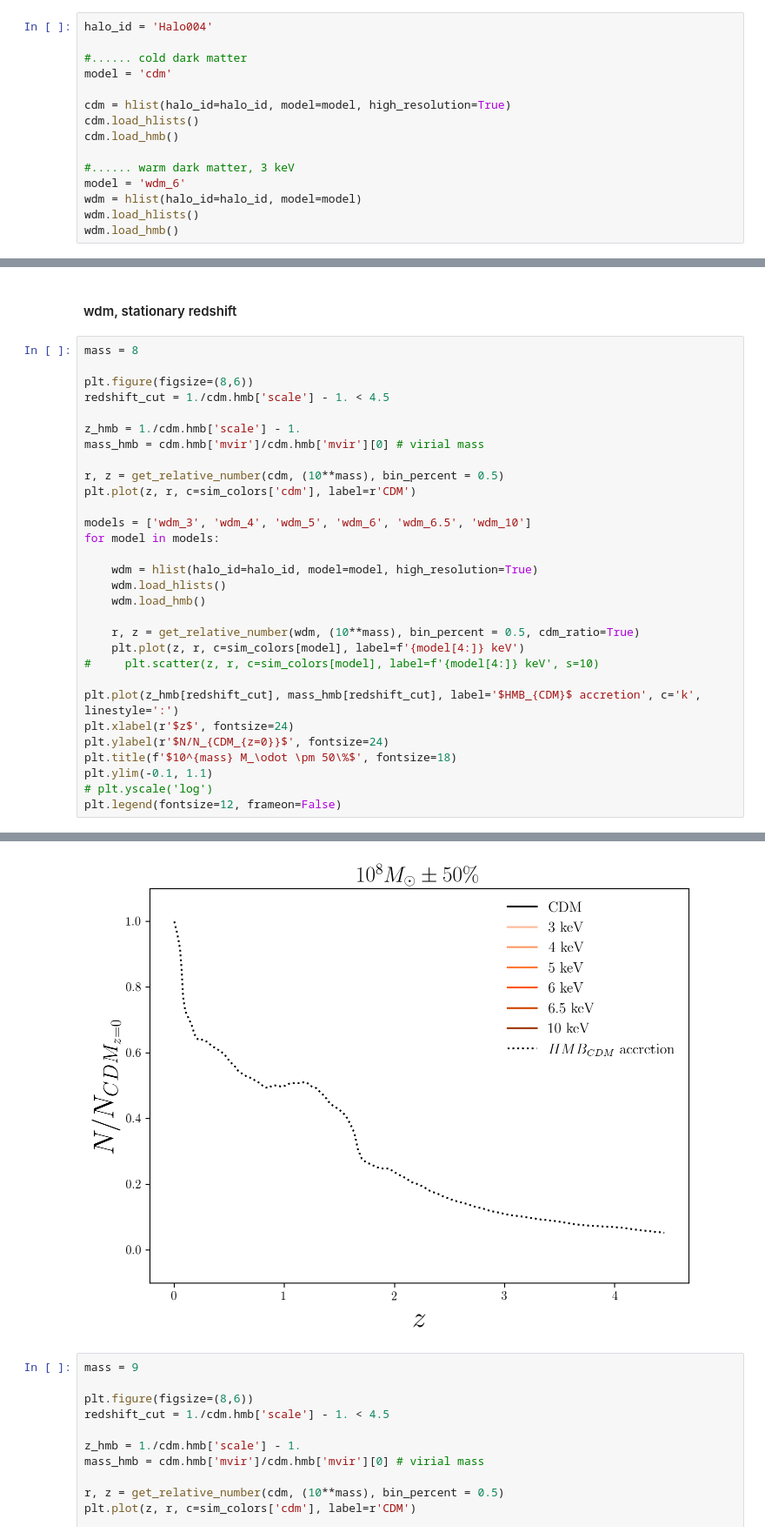
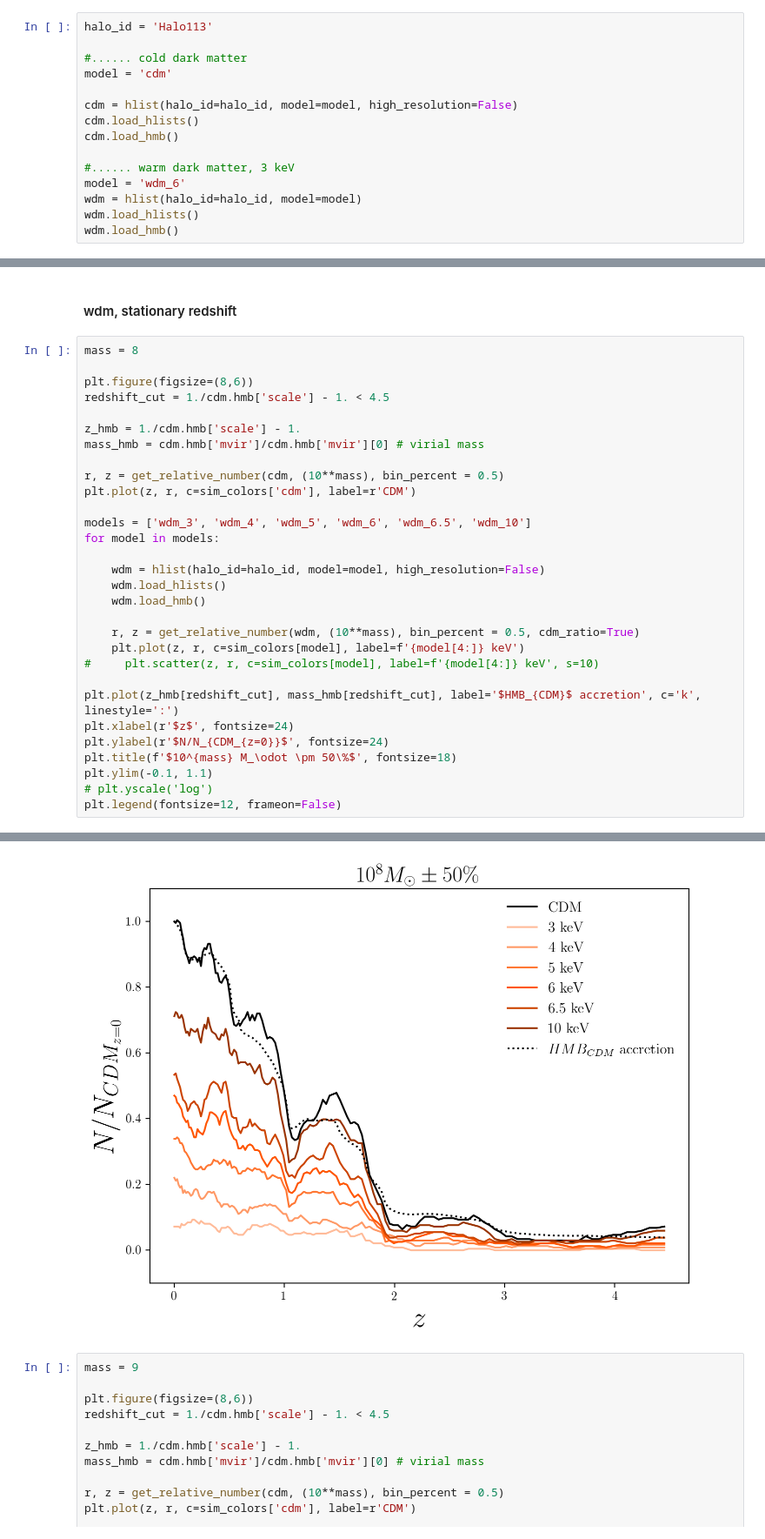
Before and after one commit to theotherlogan/nsbp-2023, a Jupyter notebook: notebooks/evolution.ipynb, the cells around one changed output, grey strips where cells are left out. Shown at 87% size. Cells and saved outputs as stored; diff of their text form.

```diff
--- a/notebooks/evolution.ipynb
+++ b/notebooks/evolution.ipynb
@@ -65,12 +65,12 @@ sim_colors['fdm_151e-22eV'] = custom_cet_fdm[3]
 sim_colors['fdm_185e-22eV'] = custom_cet_fdm[4]
 sim_colors['fdm_490e-22eV'] = custom_cet_fdm[5]
 # %%
-halo_id = 'Halo004'
+halo_id = 'Halo113'
 
 #...... cold dark matter
 model = 'cdm'
 
-cdm = hlist(halo_id=halo_id, model=model, high_resolution=True)
+cdm = hlist(halo_id=halo_id, model=model, high_resolution=False)
 cdm.load_hlists()
 cdm.load_hmb()
 
@@ -169,35 +169,35 @@ plt.legend(fontsize=12, frameon=False)
 mass = 8
 
 plt.figure(figsize=(8,6))
 redshift_cut = 1./cdm.hmb['scale'] - 1. < 4.5
 
 z_hmb = 1./cdm.hmb['scale'] - 1.
 mass_hmb = cdm.hmb['mvir']/cdm.hmb['mvir'][0] # virial mass
 
 r, z = get_relative_number(cdm, (10**mass), bin_percent = 0.5)
 plt.plot(z, r, c=sim_colors['cdm'], label=r'CDM')
 
 models = ['wdm_3', 'wdm_4', 'wdm_5', 'wdm_6', 'wdm_6.5', 'wdm_10']
 for model in models:
 
-    wdm = hlist(halo_id=halo_id, model=model, high_resolution=True)
+    wdm = hlist(halo_id=halo_id, model=model, high_resolution=False)
     wdm.load_hlists()
     wdm.load_hmb()
 
     r, z = get_relative_number(wdm, (10**mass), bin_percent = 0.5, cdm_ratio=True)
     plt.plot(z, r, c=sim_colors[model], label=f'{model[4:]} keV')
 #     plt.scatter(z, r, c=sim_colors[model], label=f'{model[4:]} keV', s=10)
 
 plt.plot(z_hmb[redshift_cut], mass_hmb[redshift_cut], label='$HMB_{CDM}$ accretion', c='k', linestyle=':')
 plt.xlabel(r'$z$', fontsize=24)
 plt.ylabel(r'$N/N_{CDM_{z=0}}$', fontsize=24)
 plt.title(f'$10^{mass} M_\odot \pm 50\%$', fontsize=18)
 plt.ylim(-0.1, 1.1)
 # plt.yscale('log')
 plt.legend(fontsize=12, frameon=False)
 # %% [output]
 <matplotlib.legend.Legend at 0x...>
-[figure, old version]
+[figure, new version]
 # %%
 mass = 9
 
```
Also changed, not shown: 2 other files.
